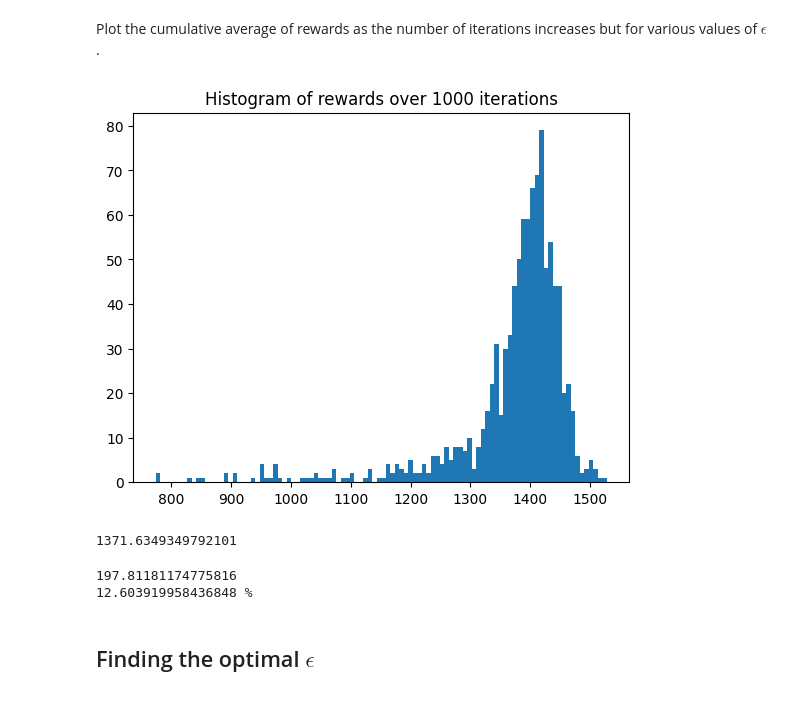
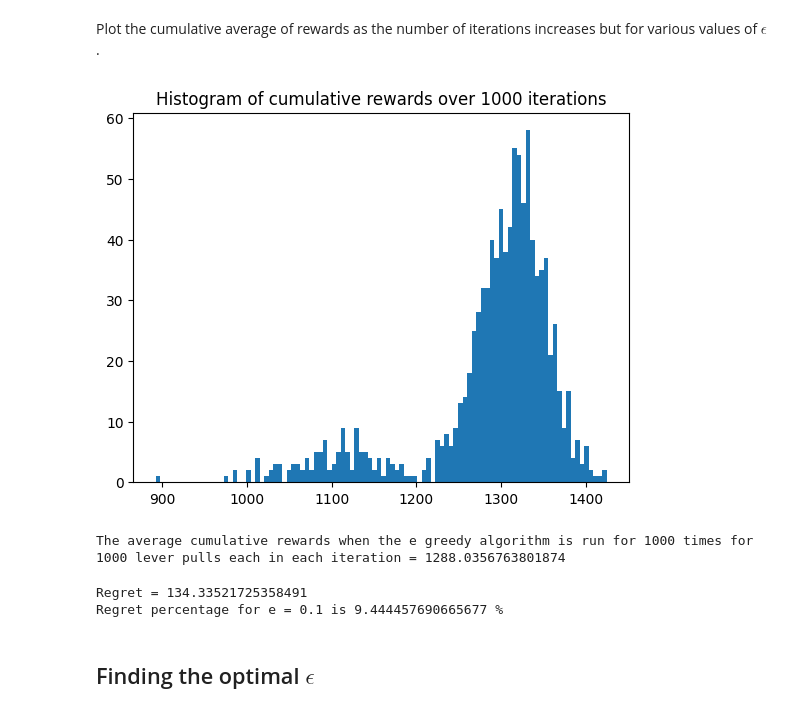
Before and after one commit to aksharzala2585/WiDS-2024-Can-Computers-Think, a Jupyter notebook: Week 1/work_on_bandits.ipynb, the cells around one changed output. Drawn from its saved outputs; the diff is of its cells as text; code cells hidden in the pictures.

Commit message:
Implemented optimistic initial values and a few tweaks in algo of e greedy'

```diff
--- a/Week 1/work_on_bandits.ipynb
+++ b/Week 1/work_on_bandits.ipynb
@@ -107,34 +82,48 @@ def run_epsilon_greedy(epsilon):
+# %%
+def run_epsilon_greedy(epsilon):
+    mean_score= [0 for i in range(n)]
+    number_of_pulls = [0 for i in range(n)]
+    for x in range(N):
+        i = random.random()
+        if i < epsilon:
+            bandit_num = random.randint(0,n-1)
+            mean_score[bandit_num] = (mean_score[bandit_num]*number_of_pulls[bandit_num] + bandits[bandit_num].pullLever())/(number_of_pulls[bandit_num]+1)
+            number_of_pulls[bandit_num] +=1
+        else:
+            max_index= np.argmax(mean_score)
+            bandit_num = max_index
+            mean_score[bandit_num] = (mean_score[bandit_num]*number_of_pulls[bandit_num] + bandits[bandit_num].pullLever())/(number_of_pulls[bandit_num]+1)
+            number_of_pulls[bandit_num] +=1
+    cumulative_reward = 0
+    for i in range(n):
+        cumulative_reward += mean_score[i]*number_of_pulls[i]
+    return cumulative_reward
 # %% [markdown]
 Plot the cumulative average of rewards as the number of iterations increases but for various values of $\epsilon$.
 # %%
 cumulative_sum = []
 #the number of iterations - itr
 itr = 1000
 for x in range (itr):
-    bandit_rewards = run_epsilon_greedy(0.1)
-    sum_score = 0
-    for bandit in bandit_rewards:
-        for y in bandit:
-            sum_score+=y
-    cumulative_sum.append(sum_score)
+    cumulative_sum.append(run_epsilon_greedy(0.1))
 plt.hist(cumulative_sum,bins = 100)
-plt.title(f"Histogram of rewards over {itr} iterations")
+plt.title(f"Histogram of cumulative rewards over {itr} iterations")
 plt.show()
 sum_score = 0
 for score in cumulative_sum:
     sum_score += score
 avg_epsilon = sum_score/itr
-print(avg_epsilon)
+print(f'The average cumulative rewards when the e greedy algorithm is run for 1000 times for 1000 lever pulls each in each iteration = {avg_epsilon}')
 # %% [output]
-[figure, old version]
+[figure, new version]
-1371.6349349792101
+The average cumulative rewards when the e greedy algorithm is run for 1000 times for 1000 lever pulls each in each iteration = 1288.0356763801874
 # %%
 regret_epsilon = optimal_reward - avg_epsilon
-print(regret_epsilon)
-print(f'{regret_epsilon*100/optimal_reward} %')
+print(f'Regret = {regret_epsilon}')
+print(f'Regret percentage for e = 0.1 is {regret_epsilon*100/optimal_reward} %')
 # %% [output]
-197.81181174775816
-12.603919958436848 %
+Regret = 134.33521725358491
+Regret percentage for e = 0.1 is 9.444457690665677 %
 # %% [markdown]
 ## Finding the optimal $\epsilon$
 # %% [markdown]
```
Also changed, not shown: parts of 14 cells of this notebook, 1 other file.
